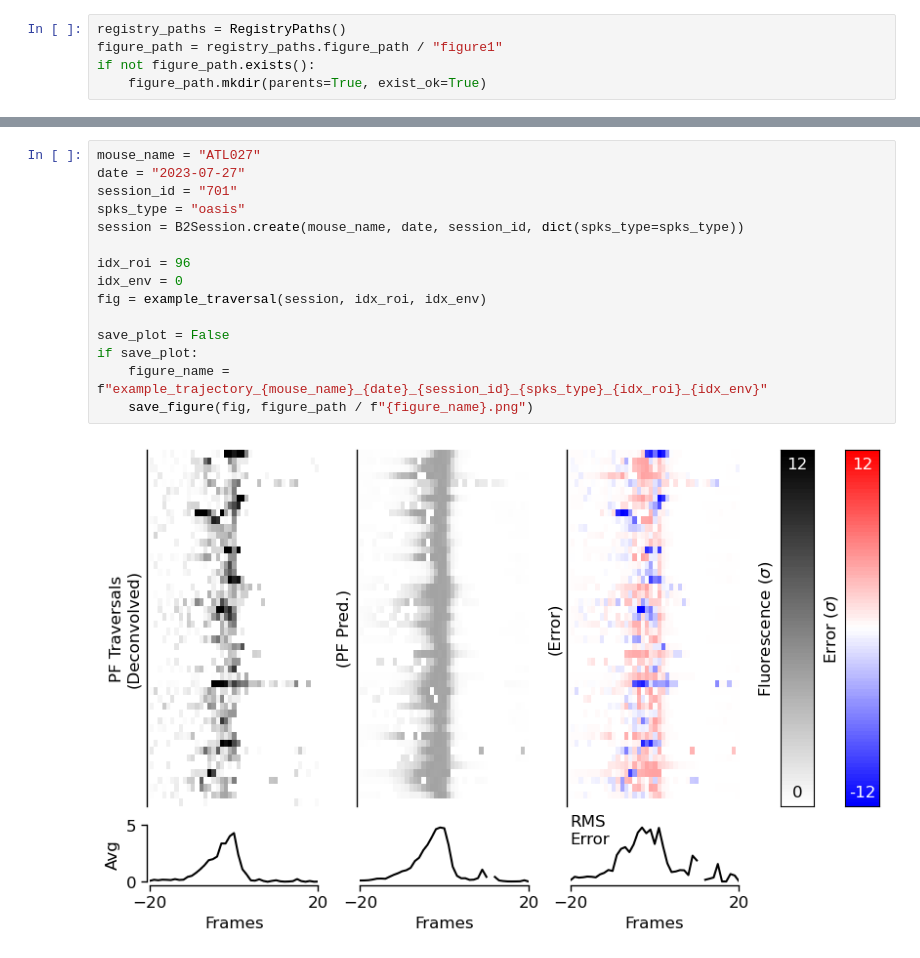
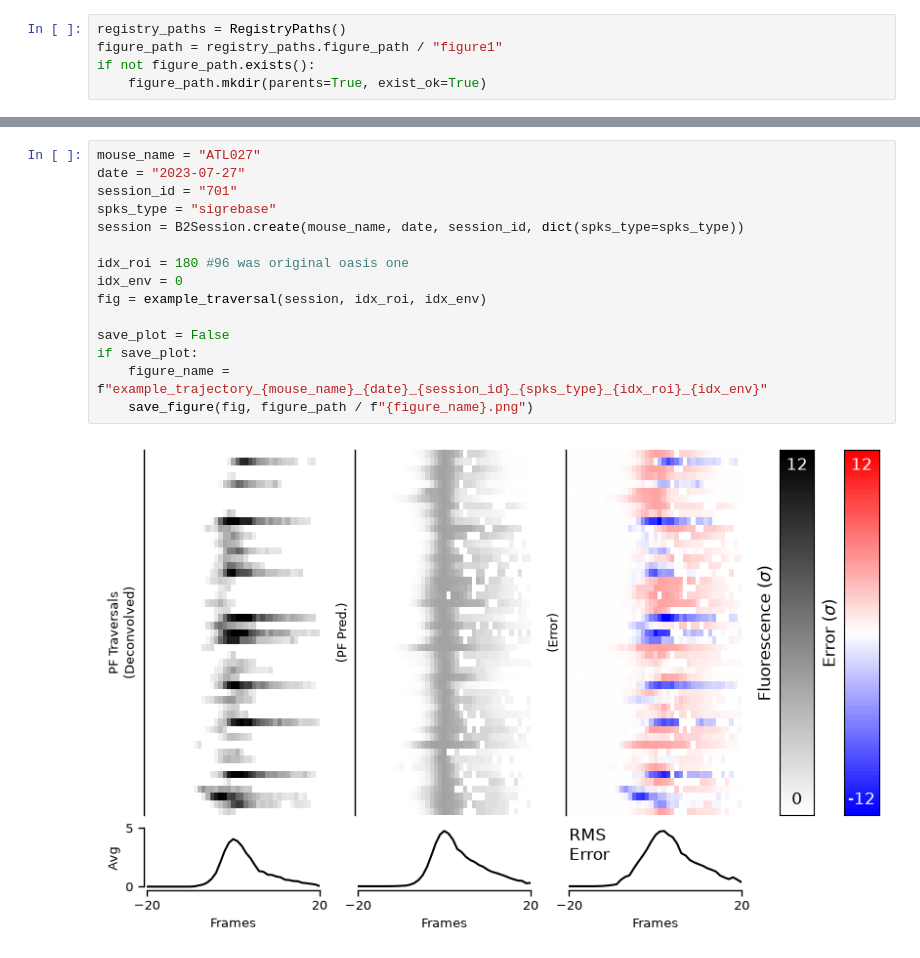
Before and after one commit to landoskape/vrAnalysis, a Jupyter notebook: dimensionality_manuscript/dim_intro_primary.ipynb, the cells around one changed output, grey strips where cells are left out. Cells and saved outputs as stored; diff of their text form.

Commit message:
plotting mostly

```diff
--- a/dimensionality_manuscript/dim_intro_primary.ipynb
+++ b/dimensionality_manuscript/dim_intro_primary.ipynb
@@ -71,20 +91,20 @@ else:
 # %%
 mouse_name = "ATL027"
 date = "2023-07-27"
 session_id = "701"
-spks_type = "oasis"
+spks_type = "sigrebase"
 session = B2Session.create(mouse_name, date, session_id, dict(spks_type=spks_type))
 
-idx_roi = 96
+idx_roi = 180 #96 was original oasis one
 idx_env = 0
 fig = example_traversal(session, idx_roi, idx_env)
 
 save_plot = False
 if save_plot:
     figure_name = f"example_trajectory_{mouse_name}_{date}_{session_id}_{spks_type}_{idx_roi}_{idx_env}"
     save_figure(fig, figure_path / f"{figure_name}.png")
 # %% [output]
-[figure, old version]
+[figure, new version]
 # %%
 mouse_name = "ATL027"
 date = "2023-07-27"
```
Also changed, not shown: parts of 8 cells of this notebook, 6 other files.
